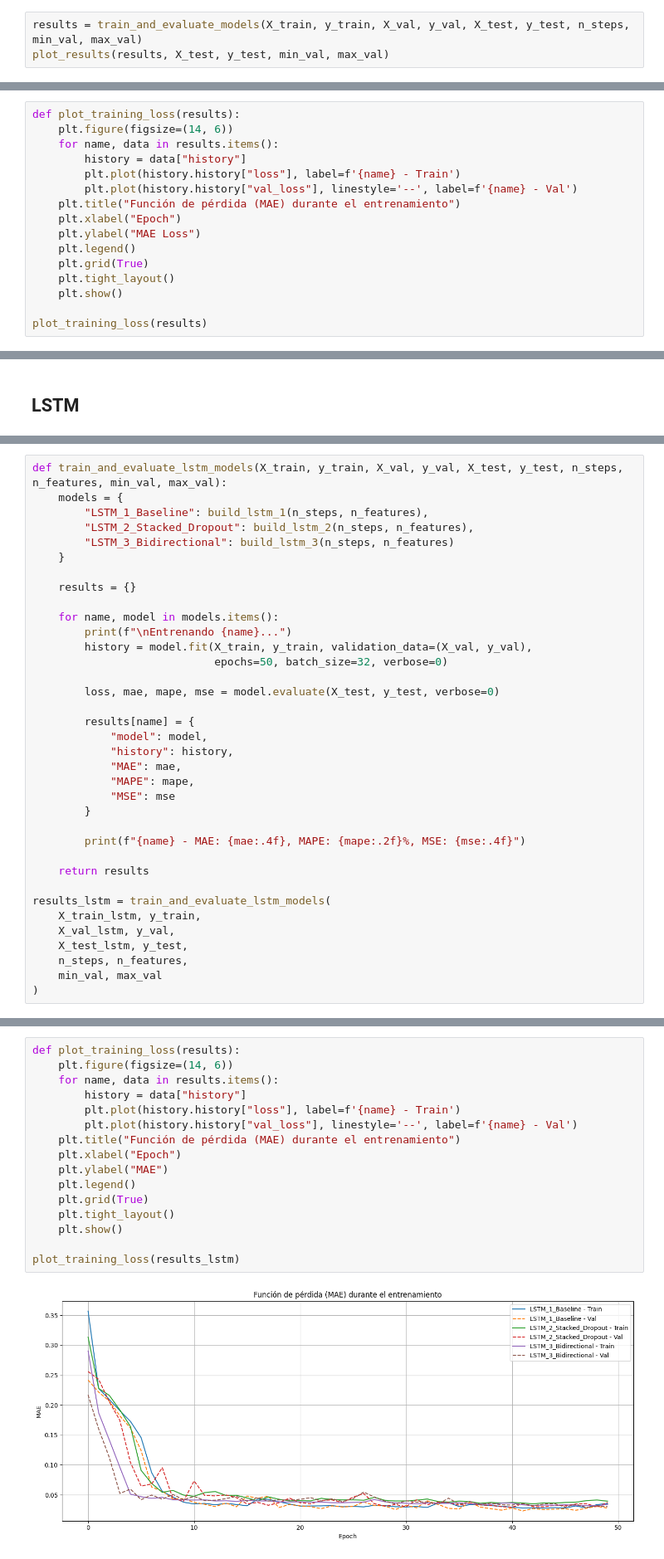
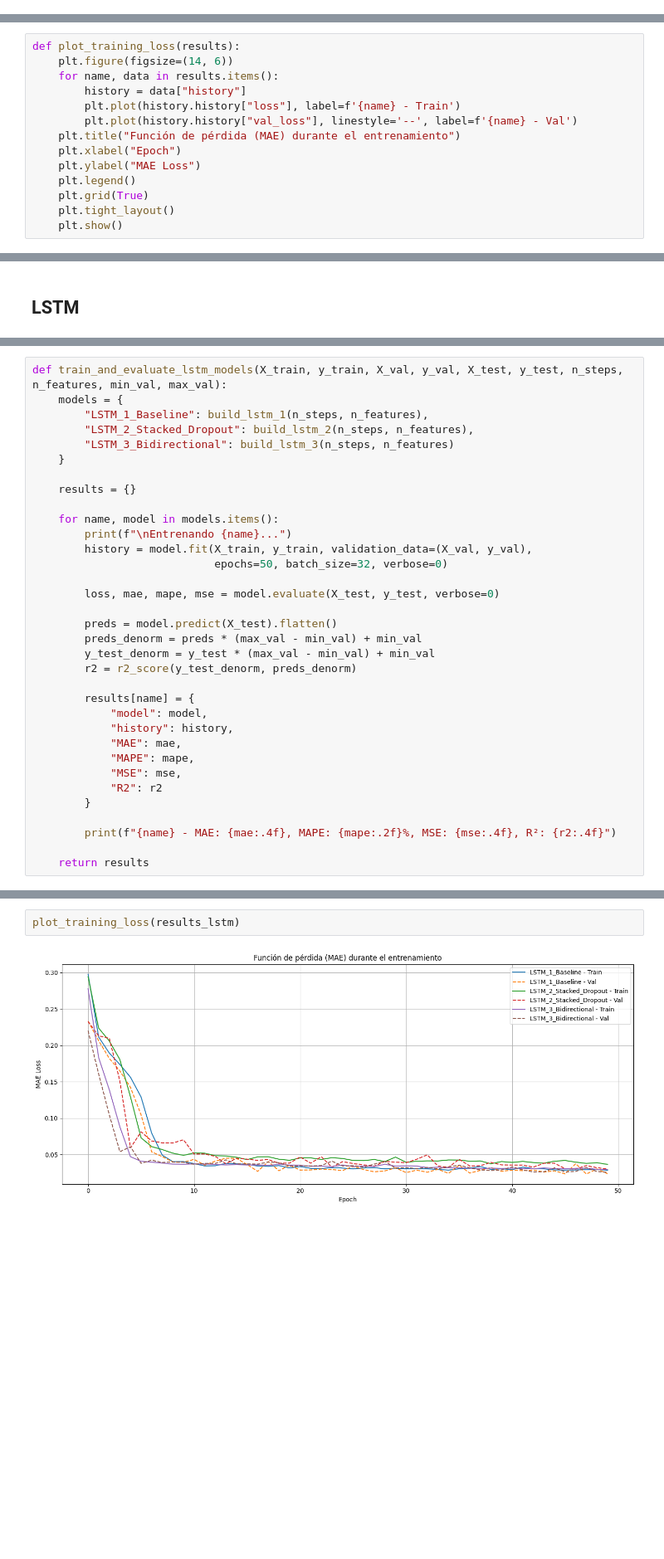
Before and after one commit to dafnetamayo/examen2MNL, a Jupyter notebook: Examen_Tema 2-2025-I/univariate/Examen2_Tema2.ipynb, the cells around one changed output, grey strips where cells are left out. Shown at 83% size. Saved outputs shown, nothing was run; the diff lists cells and outputs as text; blank space fills up the shorter version.

```diff
--- a/Examen_Tema 2-2025-I/univariate/Examen2_Tema2.ipynb
+++ b/Examen_Tema 2-2025-I/univariate/Examen2_Tema2.ipynb
@@ -506,4 +517 @@ def plot_results(results, X_test, y_test, min_val, max_val):
     plt.show()
-# %%
-results = train_and_evaluate_models(X_train, y_train, X_val, y_val, X_test, y_test, n_steps, min_val, max_val)
-plot_results(results, X_test, y_test, min_val, max_val)
@@ -536,5 +539,3 @@ def plot_training_loss(results):
     plt.grid(True)
     plt.tight_layout()
     plt.show()
-
-plot_training_loss(results)
@@ -915,22 +916,20 @@ def train_and_evaluate_lstm_models(X_train, y_train, X_val, y_val, X_test, y_tes
 
         loss, mae, mape, mse = model.evaluate(X_test, y_test, verbose=0)
 
+        preds = model.predict(X_test).flatten()
+        preds_denorm = preds * (max_val - min_val) + min_val
+        y_test_denorm = y_test * (max_val - min_val) + min_val
+        r2 = r2_score(y_test_denorm, preds_denorm)
+
         results[name] = {
             "model": model,
             "history": history,
             "MAE": mae,
             "MAPE": mape,
-            "MSE": mse
+            "MSE": mse,
+            "R2": r2
         }
 
-        print(f"{name} - MAE: {mae:.4f}, MAPE: {mape:.2f}%, MSE: {mse:.4f}")
+        print(f"{name} - MAE: {mae:.4f}, MAPE: {mape:.2f}%, MSE: {mse:.4f}, R²: {r2:.4f}")
 
     return results
-
-results_lstm = train_and_evaluate_lstm_models(
-    X_train_lstm, y_train,
-    X_val_lstm, y_val,
-    X_test_lstm, y_test,
-    n_steps, n_features,
-    min_val, max_val
-)
@@ -967,21 +966,7 @@ plot_results(results_lstm, X_test_lstm, y_test, min_val, max_val)
 # %%
-def plot_training_loss(results):
-    plt.figure(figsize=(14, 6))
-    for name, data in results.items():
-        history = data["history"]
-        plt.plot(history.history["loss"], label=f'{name} - Train')
-        plt.plot(history.history["val_loss"], linestyle='--', label=f'{name} - Val')
-    plt.title("Función de pérdida (MAE) durante el entrenamiento")
-    plt.xlabel("Epoch")
-    plt.ylabel("MAE")
-    plt.legend()
-    plt.grid(True)
-    plt.tight_layout()
-    plt.show()
-
 plot_training_loss(results_lstm)
 # %% [output]
-[figure, old version]
+[figure, new version]
 # %%
 def predict_future_steps_lstm(test_norm, n_steps, results, min_val, max_val,
                               serie_train, serie_val, serie_test, future_horizon=48):
```
Also changed, not shown: parts of 30 cells of this notebook.
